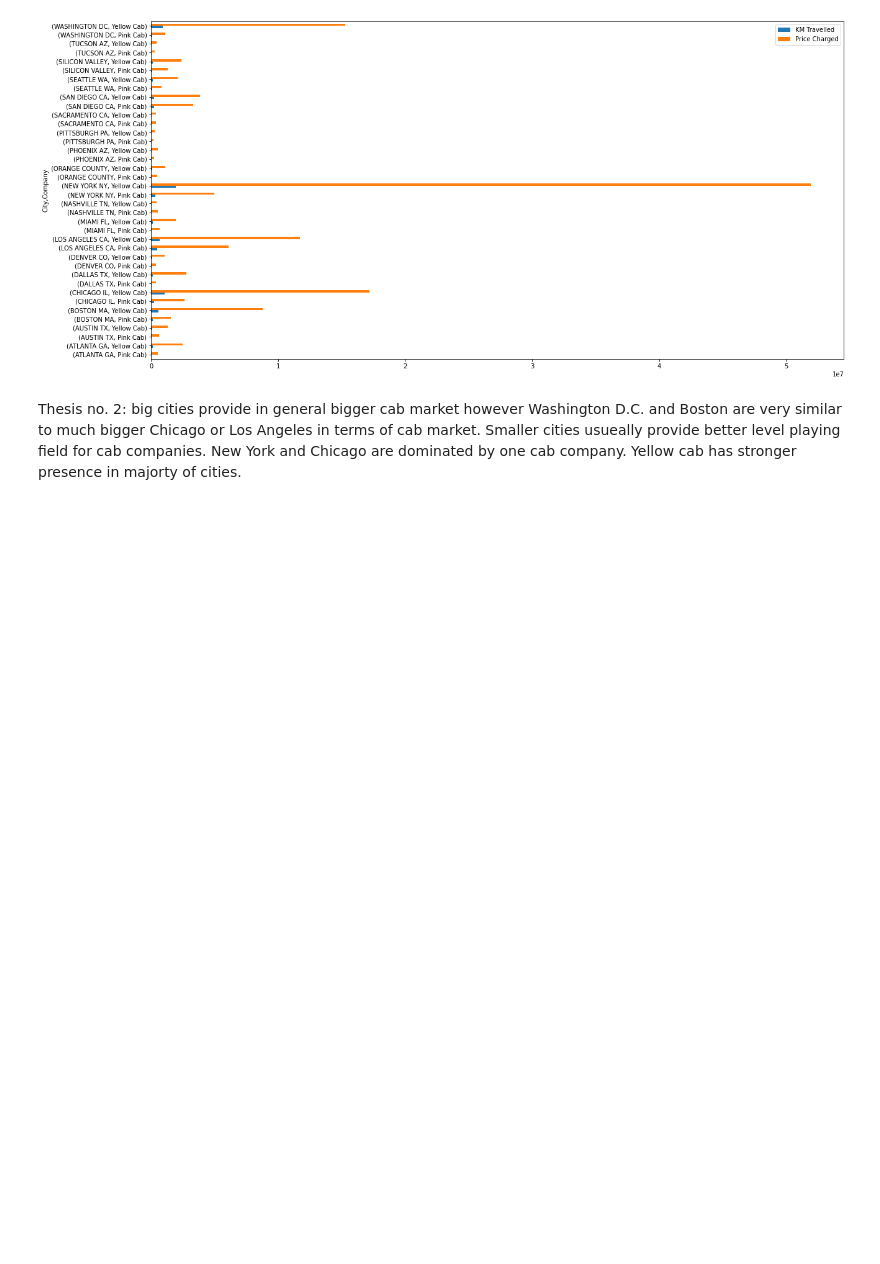
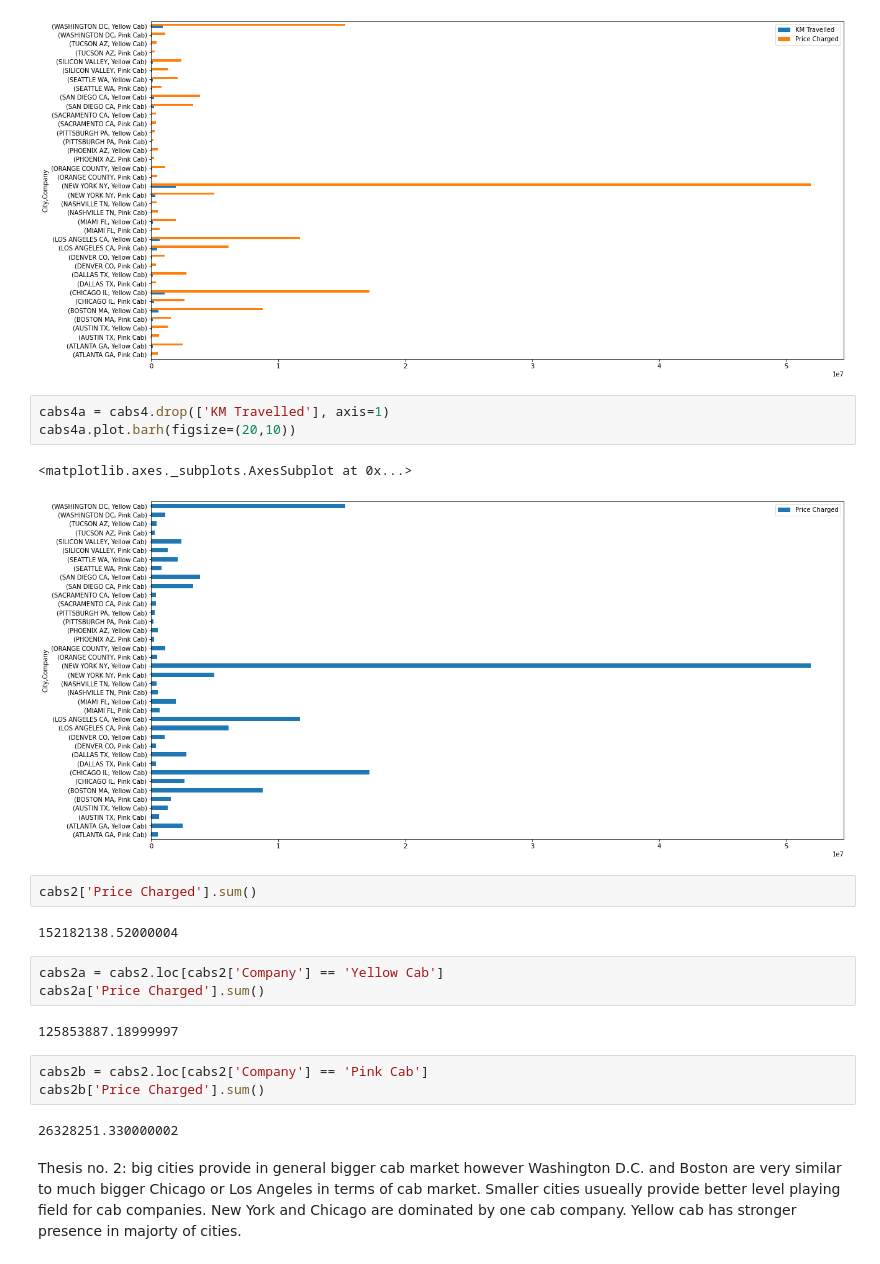
Before and after one commit to DataGlacier/VC, a Jupyter notebook: G2M_Cabs/EDA notebook.ipynb, the cells around one changed output. Cells and saved outputs as stored; diff of their text form; blank space fills up the shorter version.

```diff
--- a/DataSets-main/EDA notebook.ipynb
+++ b/G2M_Cabs/EDA notebook.ipynb
@@ -251,6 +278,26 @@ cabs4.plot.barh(figsize=(20,10))
 # %% [output]
 <matplotlib.axes._subplots.AxesSubplot at 0x...>
 [figure]
+# %%
+cabs4a = cabs4.drop(['KM Travelled'], axis=1)
+cabs4a.plot.barh(figsize=(20,10))
+# %% [output]
+<matplotlib.axes._subplots.AxesSubplot at 0x...>
+[figure, added]
+# %%
+cabs2['Price Charged'].sum()
+# %% [output]
+152182138.52000004
+# %%
+cabs2a = cabs2.loc[cabs2['Company'] == 'Yellow Cab']
+cabs2a['Price Charged'].sum()
+# %% [output]
+125853887.18999997
+# %%
+cabs2b = cabs2.loc[cabs2['Company'] == 'Pink Cab']
+cabs2b['Price Charged'].sum()
+# %% [output]
+26328251.330000002
 # %% [markdown]
 Thesis no. 2: big cities provide in general bigger cab market however Washington D.C. and Boston are very similar to much bigger Chicago or Los Angeles in terms of cab market. Smaller cities usueally provide better level playing field for cab companies. New York and Chicago are dominated by one cab company. Yellow cab has stronger presence in majorty of cities.
 # %% [markdown]
```
Also changed, not shown: parts of 18 cells of this notebook, 18 other files.
